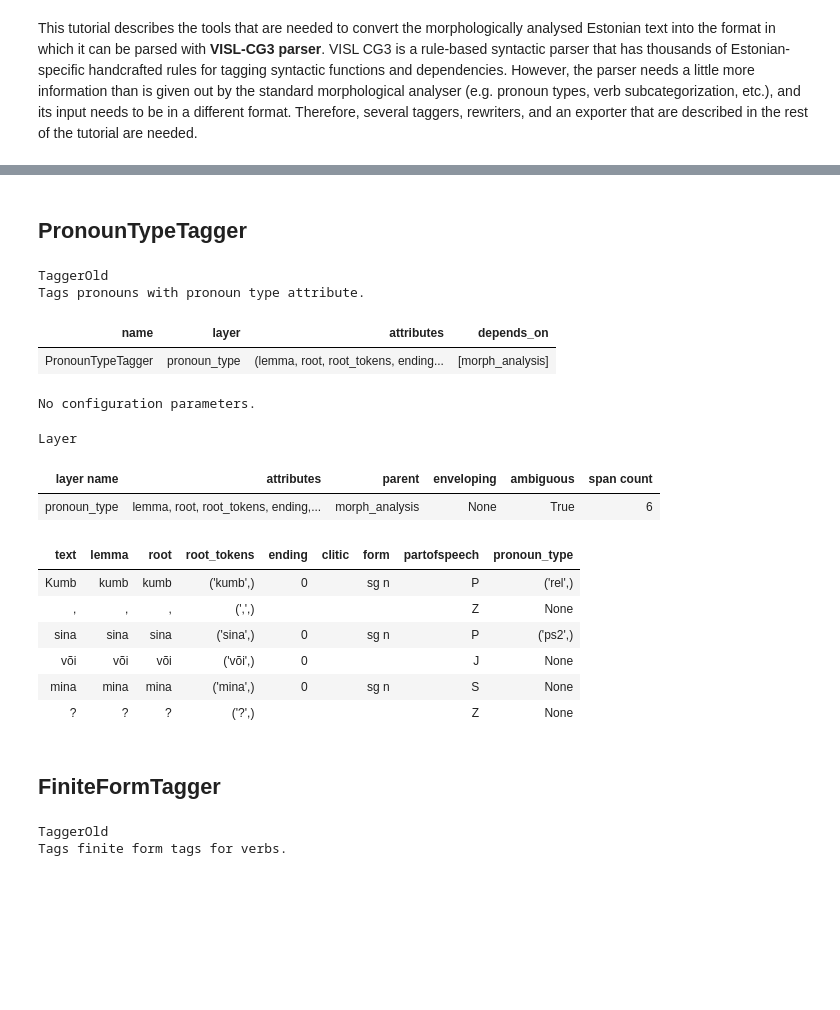
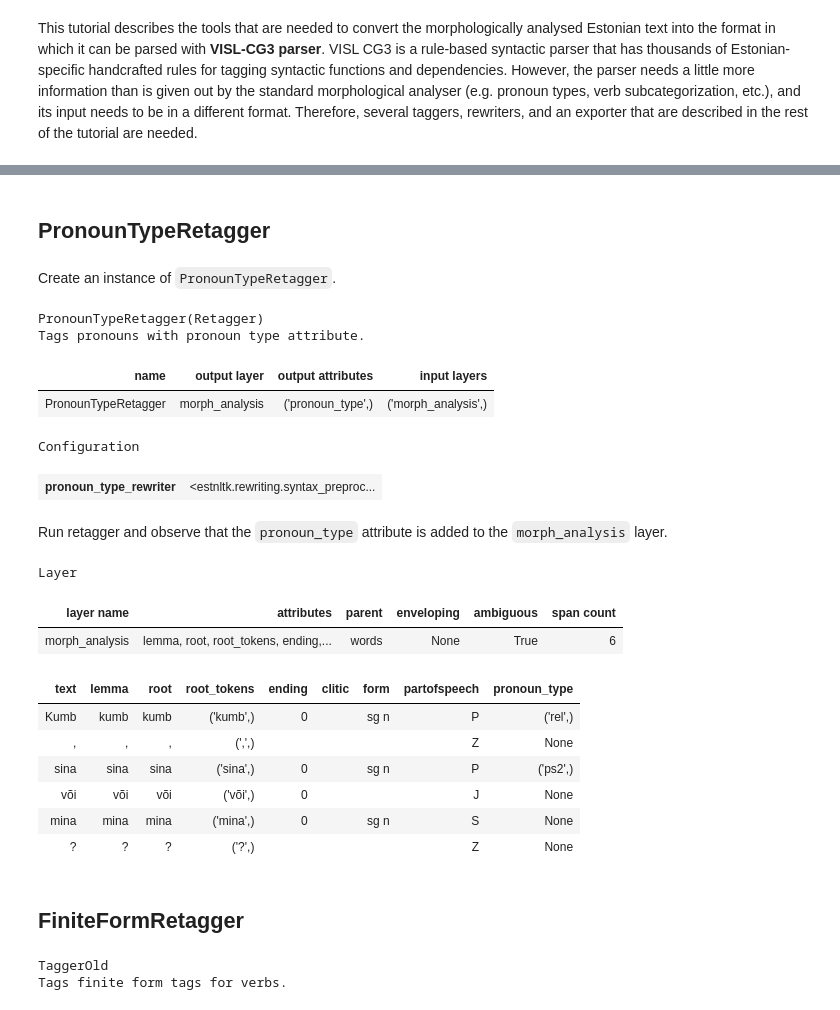
Before and after one commit to estnltk/estnltk, a Jupyter notebook: tutorials/nlp_pipeline/B_10_syntax_preprocessing_and_export.ipynb, the cells around one changed output, grey strips where cells are left out. Cells and saved outputs as stored; diff of their text form; code cells hidden in the pictures; blank space fills up the shorter version.

Commit message:
added FiniteFormRetagger, PronounTypeRetagger, SubcatRetagger and VerbExtensionSuffixRetagger to replace corresponding old taggers

```diff
--- a/tutorials/nlp_pipeline/B_10_syntax_preprocessing_and_export.ipynb
+++ b/tutorials/nlp_pipeline/B_10_syntax_preprocessing_and_export.ipynb
@@ -22,26 +22,32 @@ This tutorial describes the tools that are needed to convert the morphologically
 from estnltk import Text
 from estnltk.core import abs_path
 # %% [markdown]
-## PronounTypeTagger
+## PronounTypeRetagger
+# %% [markdown]
+Create an instance of `PronounTypeRetagger`.
 # %%
-from estnltk.taggers import PronounTypeTagger
+from estnltk.taggers import PronounTypeRetagger
 
-tagger = PronounTypeTagger()
-tagger
+retagger = PronounTypeRetagger('morph_analysis')
+retagger
 # %% [output]
-TaggerOld
+PronounTypeRetagger(Retagger)
 Tags pronouns with pronoun type attribute.
-| name | layer | attributes | depends_on |
-| PronounTypeTagger | pronoun_type | (lemma, root, root_tokens, ending... | [morph_analysis] |
+| name | output layer | output attributes | input layers |
+| PronounTypeRetagger | morph_analysis | ('pronoun_type',) | ('morph_analysis',) |
-No configuration parameters.
+Configuration
+| pronoun_type_rewriter | <estnltk.rewriting.syntax_preproc... |
+# %% [markdown]
+Run retagger and observe that the `pronoun_type` attribute is added to the `morph_analysis` layer.
 # %%
 text = Text('Kumb, sina või mina?').tag_layer()
-tagger.tag(text)
-text['pronoun_type']
+
+retagger.retag(text)
+text.morph_analysis
 # %% [output]
 Layer
 | layer name | attributes | parent | enveloping | ambiguous | span count |
-| pronoun_type | lemma, root, root_tokens, ending,... | morph_analysis | None | True | 6 |
+| morph_analysis | lemma, root, root_tokens, ending,... | words | None | True | 6 |
 | text | lemma | root | root_tokens | ending | clitic | form | partofspeech | pronoun_type |
 | Kumb | kumb | kumb | ('kumb',) | 0 |  | sg n | P | ('rel',) |
 | , | , | , | (',',) |  |  |  | Z | None |
@@ -50,7 +56,7 @@ Layer
 | mina | mina | mina | ('mina',) | 0 |  | sg n | S | None |
 | ? | ? | ? | ('?',) |  |  |  | Z | None |
 # %% [markdown]
-## FiniteFormTagger
+## FiniteFormRetagger
 # %%
 from estnltk.taggers import FiniteFormTagger
 
```
Also changed, not shown: parts of 10 cells of this notebook, 5 other files.
